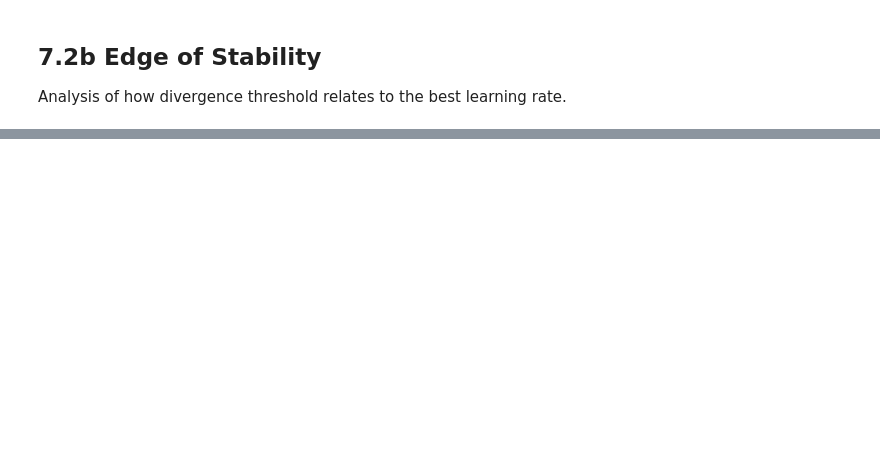
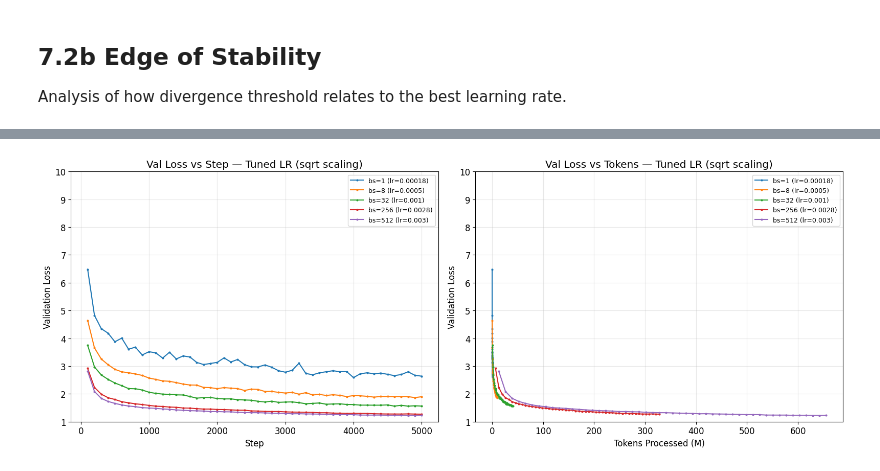
Before and after one commit to bushuyeu/LLM-from-scratch, a Jupyter notebook: assignment1/notebooks/experiments_analysis.ipynb, the cells around one changed output, grey strips where cells are left out. Cells and saved outputs as stored; diff of their text form; code cells hidden in the pictures; blank space fills up the shorter version.

```diff
--- a/assignment1/notebooks/experiments_analysis.ipynb
+++ b/assignment1/notebooks/experiments_analysis.ipynb
@@ -125,0 +222,41 @@ Compare baseline vs ablation runs.
+# %%
+# --- Plot 3: Tuned LR runs (val loss vs step) ---
+fig, axes = plt.subplots(1, 2, figsize=(16, 6))
+
+for bs in sorted(tuned_runs.keys()):
+    run = tuned_runs[bs]
+    lr = run.config.get("max_learning_rate", "?")
+    history = run.history(keys=["val/loss"], samples=5000)
+    val = history.dropna(subset=["val/loss"])
+    if not val.empty:
+        axes[0].plot(val["_step"], val["val/loss"], label=f"bs={bs} (lr={lr})", marker="o", markersize=2)
+
+axes[0].set_xlabel("Step")
+axes[0].set_ylabel("Validation Loss")
+axes[0].set_title("Val Loss vs Step — Tuned LR (sqrt scaling)")
+axes[0].legend(fontsize=9)
+axes[0].grid(True, alpha=0.3)
+axes[0].set_ylim(1, 10)
+
+# --- Plot 4: Tuned LR runs (val loss vs tokens) ---
+for bs in sorted(tuned_runs.keys()):
+    run = tuned_runs[bs]
+    lr = run.config.get("max_learning_rate", "?")
+    history = run.history(keys=["val/loss", "train/tokens_processed"], samples=5000)
+    val_tok = history.dropna(subset=["val/loss", "train/tokens_processed"])
+    if not val_tok.empty:
+        axes[1].plot(val_tok["train/tokens_processed"] / 1e6, val_tok["val/loss"],
+                     label=f"bs={bs} (lr={lr})", marker="o", markersize=2)
+
+axes[1].set_xlabel("Tokens Processed (M)")
+axes[1].set_ylabel("Validation Loss")
+axes[1].set_title("Val Loss vs Tokens — Tuned LR (sqrt scaling)")
+axes[1].legend(fontsize=9)
+axes[1].grid(True, alpha=0.3)
+axes[1].set_ylim(1, 10)
+
+plt.tight_layout()
+plt.savefig("../outputs/bs_sweep_tuned_lr.png", dpi=150, bbox_inches="tight")
+plt.show()
+# %% [output]
+[figure, added]
```
Also changed, not shown: parts of 28 cells of this notebook, 11 other files.
